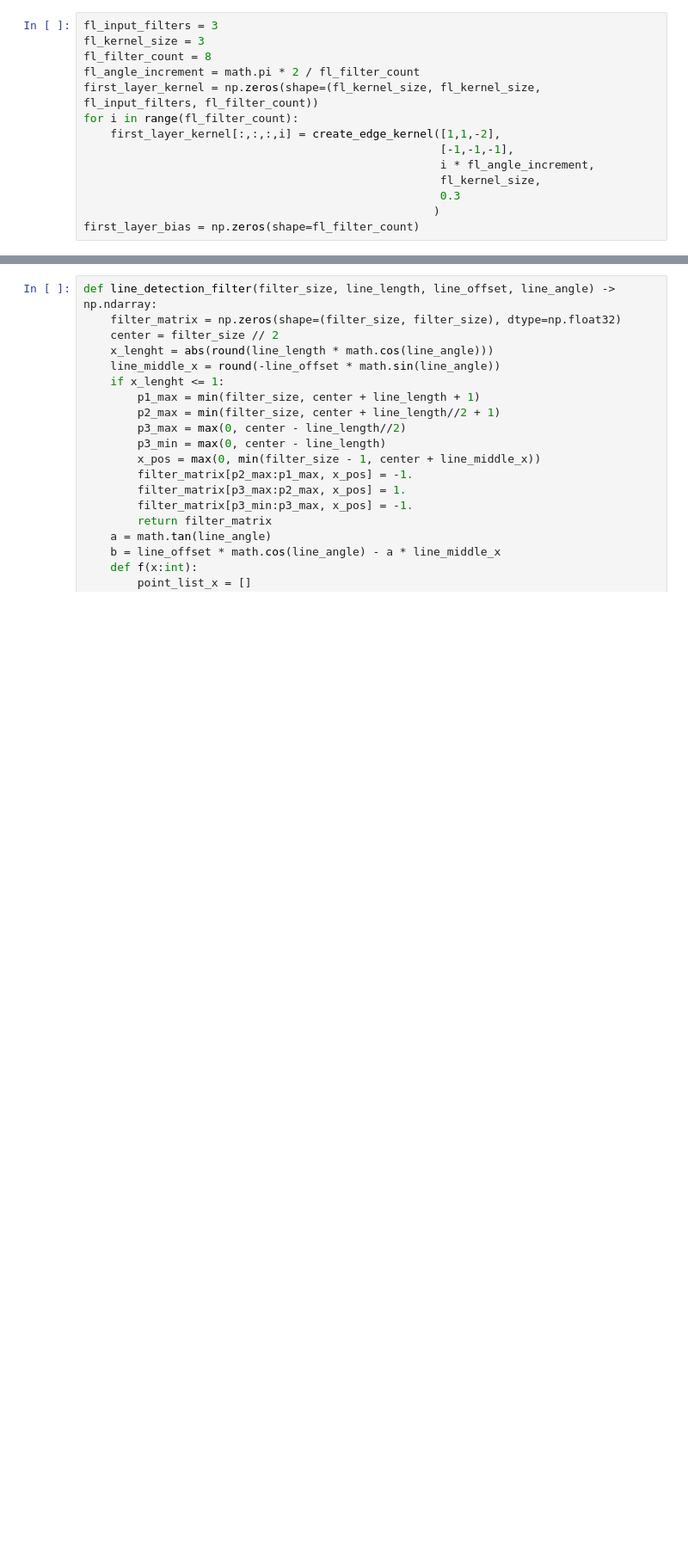
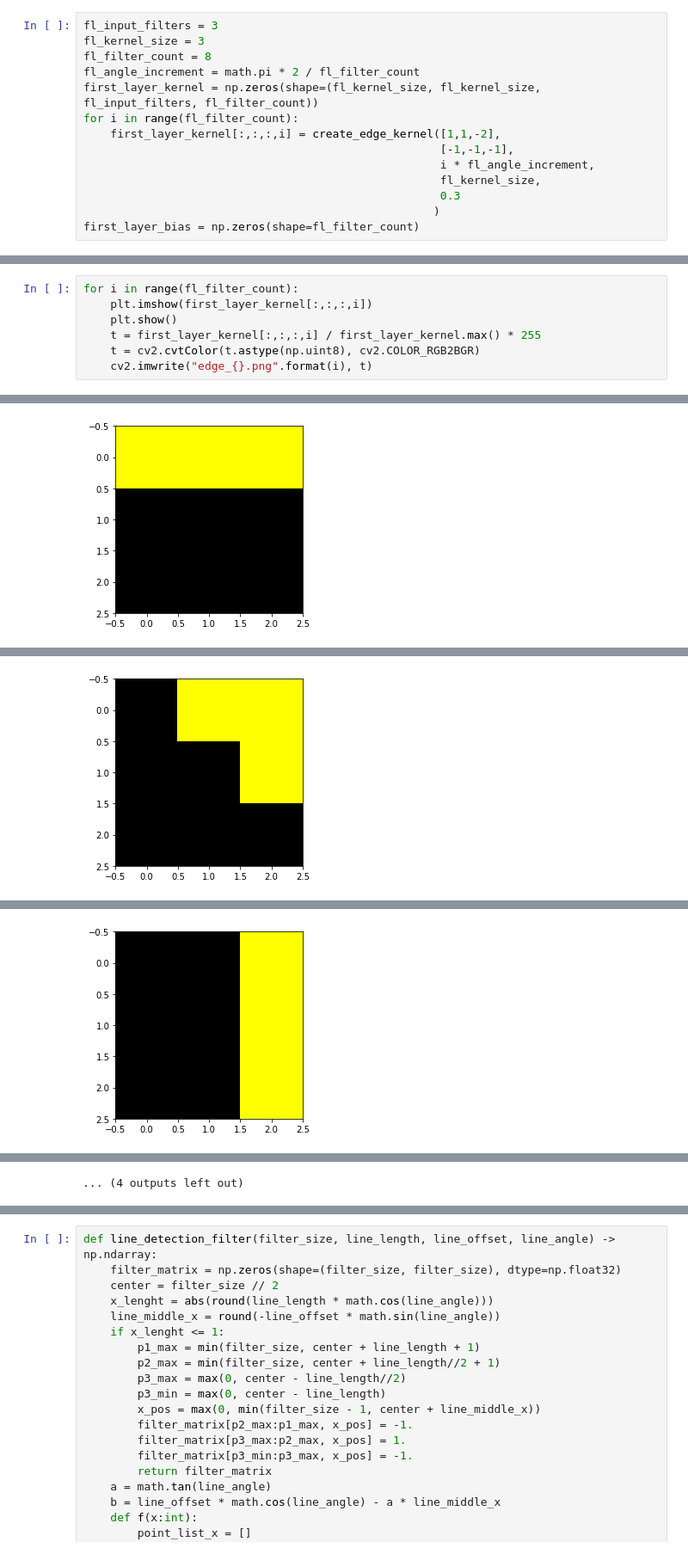
Before and after one commit to anliec/keras-cv, a Jupyter notebook: proof_of_concept.ipynb, the cells around one changed output, grey strips where cells are left out. Shown at 86% size. Cells and saved outputs as stored; diff of their text form; blank space fills up the shorter version.

```diff
--- a/proof_of_concept.ipynb
+++ b/proof_of_concept.ipynb
@@ -73,0 +88,8 @@ print(results.shape)
+# %%
+for i in range(fl_filter_count):
+    plt.imshow(first_layer_kernel[:,:,:,i])
+    plt.show()
+    t = first_layer_kernel[:,:,:,i] / first_layer_kernel.max() * 255
+    t = cv2.cvtColor(t.astype(np.uint8), cv2.COLOR_RGB2BGR)
+    cv2.imwrite("edge_{}.png".format(i), t)
+# %% [output]
@@ -73,0 +97 @@ print(results.shape)
+[figure, added]
@@ -73,0 +99 @@ print(results.shape)
+[figure, added]
@@ -73,0 +101 @@ print(results.shape)
+[figure, added]
@@ -74,3 +108,4 @@ print(results.shape)
+... (4 outputs left out)
 # %%
 for i in range(fl_filter_count):
 #     for j in range(fl_input_filters):
```
Also changed, not shown: parts of 5 cells of this notebook, 1 other file.
